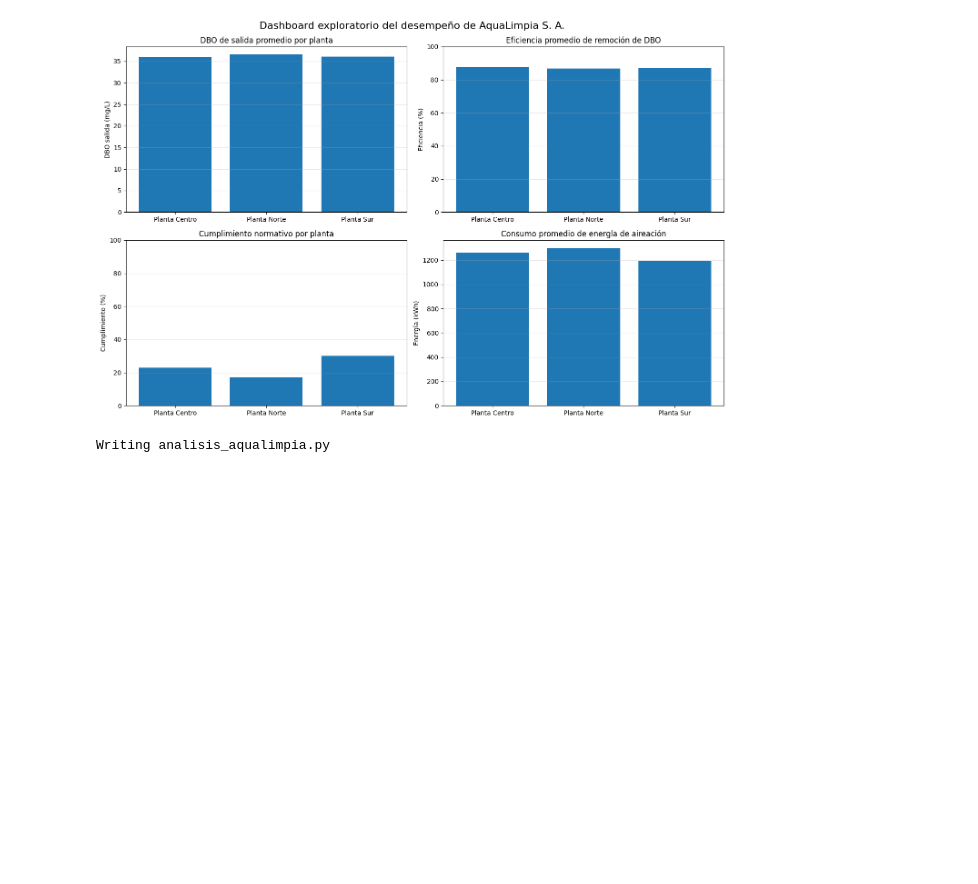
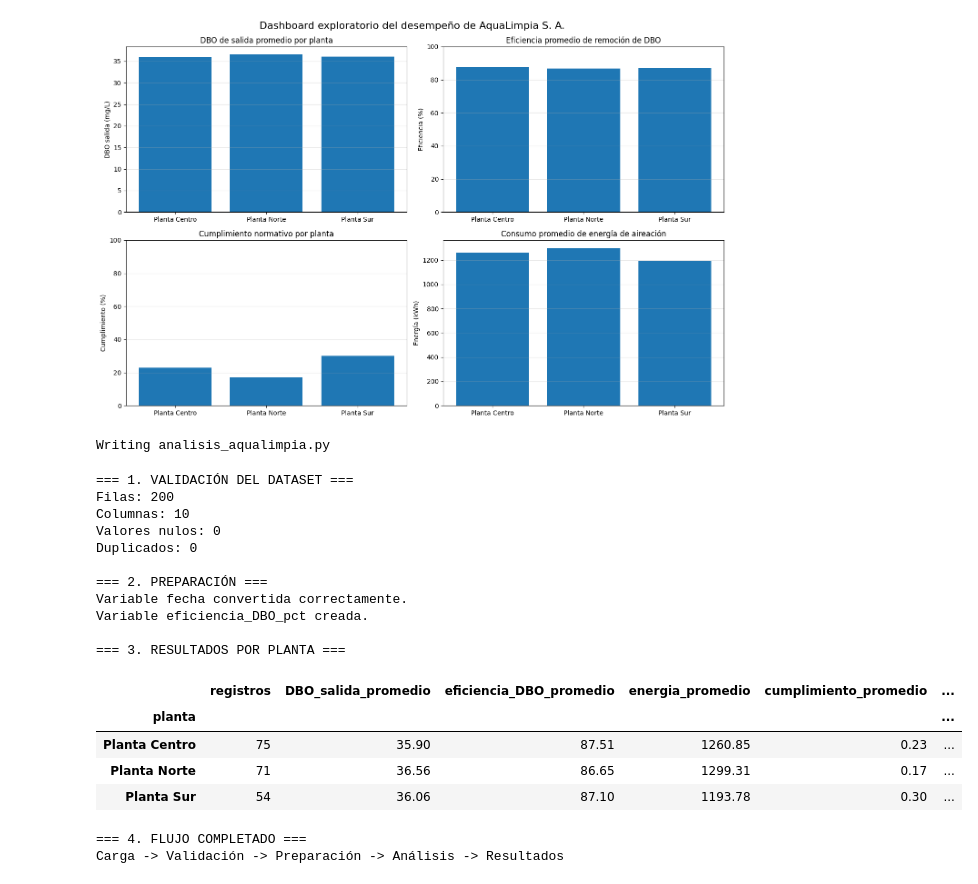
Before and after one commit to arturoquilodranv-a11y/Arturo_quilodran_valenzuela, a Jupyter notebook: Semana_8_Ciencia_de_Datos/tarea_semana8_ciencia_de_datos.ipynb, the cells around one changed output. Drawn from its saved outputs; the diff is of its cells as text; code cells hidden in the pictures; blank space fills up the shorter version.

```diff
--- a/Semana_8_Ciencia_de_Datos/tarea_semana8_ciencia_de_datos.ipynb
+++ b/Semana_8_Ciencia_de_Datos/tarea_semana8_ciencia_de_datos.ipynb
@@ -267,3 +272,68 @@ plt.tight_layout()
 plt.show()
 # %% [output]
 Writing analisis_aqualimpia.py
+# %%
+# PREGUNTA 2
+# Flujo de trabajo reproducible para el análisis de AquaLimpia S. A.
+
+import pandas as pd
+
+# 1. Carga de datos
+df_flujo = pd.read_excel("dataset_set_A_aguas_residuales.xlsx")
+
+# 2. Validación inicial
+print("=== 1. VALIDACIÓN DEL DATASET ===")
+print("Filas:", df_flujo.shape[0])
+print("Columnas:", df_flujo.shape[1])
+print("Valores nulos:", df_flujo.isnull().sum().sum())
+print("Duplicados:", df_flujo.duplicated().sum())
+
+# 3. Preparación de los datos
+df_flujo["fecha_registro"] = pd.to_datetime(df_flujo["fecha_registro"])
+
+df_flujo["eficiencia_DBO_pct"] = (
+    (df_flujo["DBO_entrada_mg_L"] - df_flujo["DBO_salida_mg_L"])
+    / df_flujo["DBO_entrada_mg_L"]
+) * 100
+
+print("\n=== 2. PREPARACIÓN ===")
+print("Variable fecha convertida correctamente.")
+print("Variable eficiencia_DBO_pct creada.")
+
+# 4. Análisis por planta
+resultado_flujo = df_flujo.groupby("planta").agg(
+    registros=("planta", "size"),
+    DBO_salida_promedio=("DBO_salida_mg_L", "mean"),
+    eficiencia_DBO_promedio=("eficiencia_DBO_pct", "mean"),
+    energia_promedio=("energia_aeracion_kWh", "mean"),
+    cumplimiento_promedio=("cumplimiento_norma", "mean")
+).round(2)
+
+resultado_flujo["cumplimiento_pct"] = (
+    resultado_flujo["cumplimiento_promedio"] * 100
+).round(2)
+
+print("\n=== 3. RESULTADOS POR PLANTA ===")
+display(resultado_flujo)
+
+print("\n=== 4. FLUJO COMPLETADO ===")
+print("Carga -> Validación -> Preparación -> Análisis -> Resultados")
+# %% [output]
+=== 1. VALIDACIÓN DEL DATASET ===
+Filas: 200
+Columnas: 10
+Valores nulos: 0
+Duplicados: 0
+
+=== 2. PREPARACIÓN ===
+Variable fecha convertida correctamente.
+Variable eficiencia_DBO_pct creada.
+
+=== 3. RESULTADOS POR PLANTA ===
+|  | registros | DBO_salida_promedio | eficiencia_DBO_promedio | energia_promedio | cumplimiento_promedio | ... |
+| planta |  |  |  |  |  | ... |
+| Planta Centro | 75 | 35.90 | 87.51 | 1260.85 | 0.23 | ... |
+| Planta Norte | 71 | 36.56 | 86.65 | 1299.31 | 0.17 | ... |
+| Planta Sur | 54 | 36.06 | 87.10 | 1193.78 | 0.30 | ... |
+=== 4. FLUJO COMPLETADO ===
+Carga -> Validación -> Preparación -> Análisis -> Resultados
```
Also changed, not shown: parts of 5 cells of this notebook.
